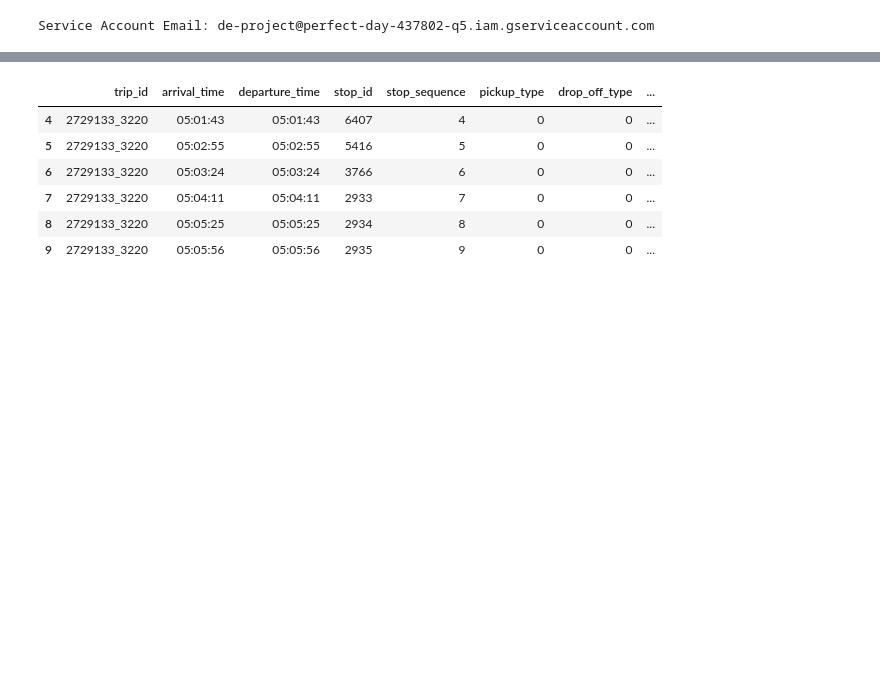
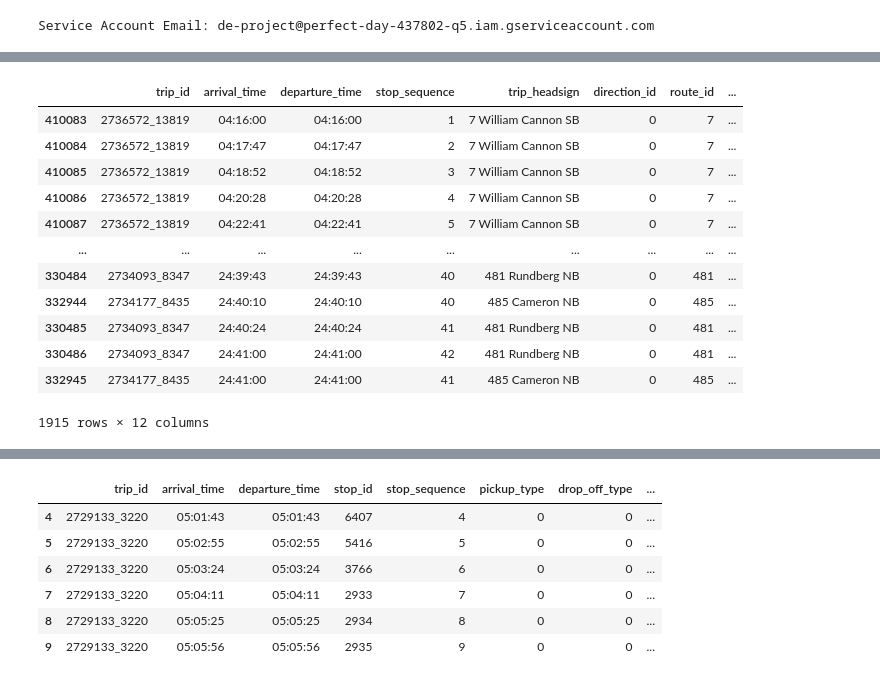
Before and after one commit to mmaliu97/onebus, a Jupyter notebook: GTFS1.ipynb, the cells around one changed output, grey strips where cells are left out. Saved outputs shown, nothing was run; the diff lists cells and outputs as text; code cells hidden in the pictures; blank space fills up the shorter version.

```diff
--- a/GTFS1.ipynb
+++ b/GTFS1.ipynb
@@ -128,0 +141,21 @@ stop_times_df
+# %%
+
+
+# Step 5: Filter the original DataFrame to keep only these trips
+all_unique_stops = all_unique_stops[all_unique_stops['trip_id'].isin(longest_trips)]
+
+all_unique_stops
+# %% [output]
+|  | trip_id | arrival_time | departure_time | stop_sequence | trip_headsign | direction_id | route_id | ... |
+| 410083 | 2736572_13819 | 04:16:00 | 04:16:00 | 1 | 7 William Cannon SB | 0 | 7 | ... |
+| 410084 | 2736572_13819 | 04:17:47 | 04:17:47 | 2 | 7 William Cannon SB | 0 | 7 | ... |
+| 410085 | 2736572_13819 | 04:18:52 | 04:18:52 | 3 | 7 William Cannon SB | 0 | 7 | ... |
+| 410086 | 2736572_13819 | 04:20:28 | 04:20:28 | 4 | 7 William Cannon SB | 0 | 7 | ... |
+| 410087 | 2736572_13819 | 04:22:41 | 04:22:41 | 5 | 7 William Cannon SB | 0 | 7 | ... |
+| ... | ... | ... | ... | ... | ... | ... | ... | ... |
+| 330484 | 2734093_8347 | 24:39:43 | 24:39:43 | 40 | 481 Rundberg NB | 0 | 481 | ... |
+| 332944 | 2734177_8435 | 24:40:10 | 24:40:10 | 40 | 485 Cameron NB | 0 | 485 | ... |
+| 330485 | 2734093_8347 | 24:40:24 | 24:40:24 | 41 | 481 Rundberg NB | 0 | 481 | ... |
+| 330486 | 2734093_8347 | 24:41:00 | 24:41:00 | 42 | 481 Rundberg NB | 0 | 481 | ... |
+| 332945 | 2734177_8435 | 24:41:00 | 24:41:00 | 41 | 485 Cameron NB | 0 | 485 | ... |
+1915 rows × 12 columns
```
Also changed, not shown: parts of 20 cells of this notebook, 3 other files.
